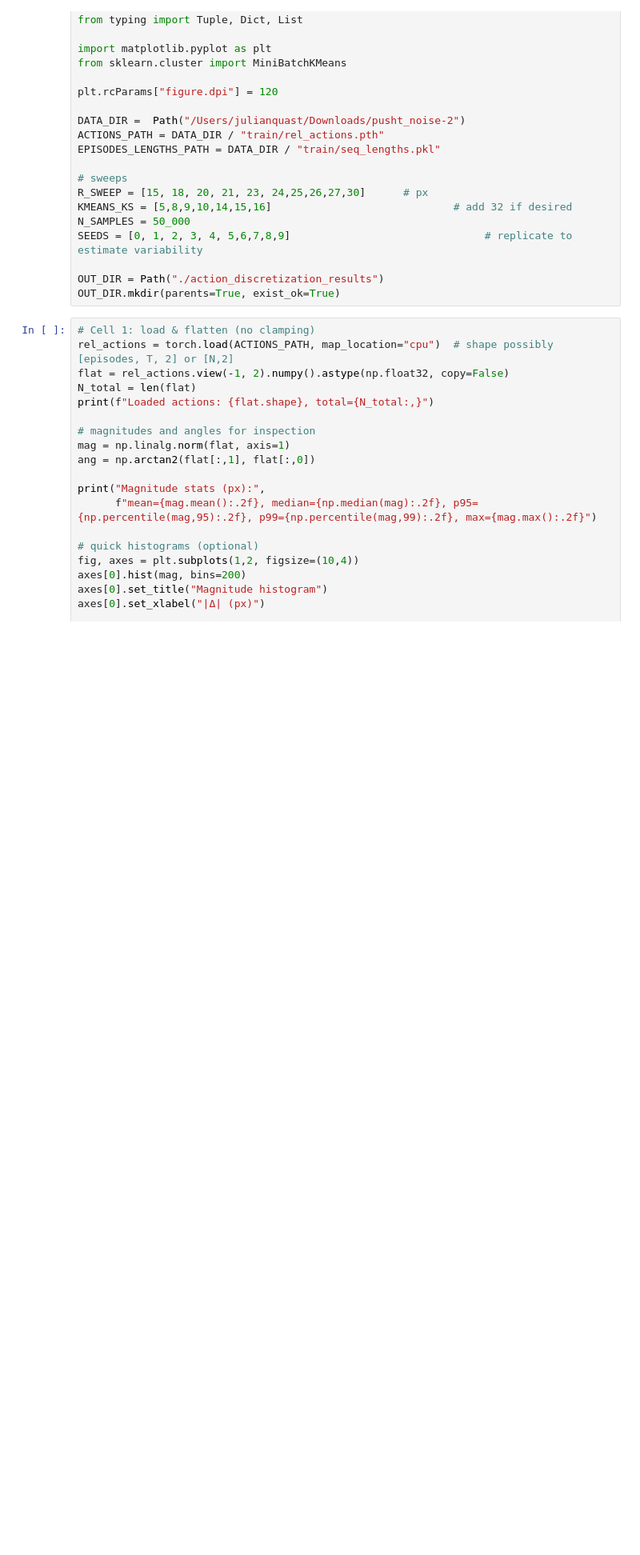
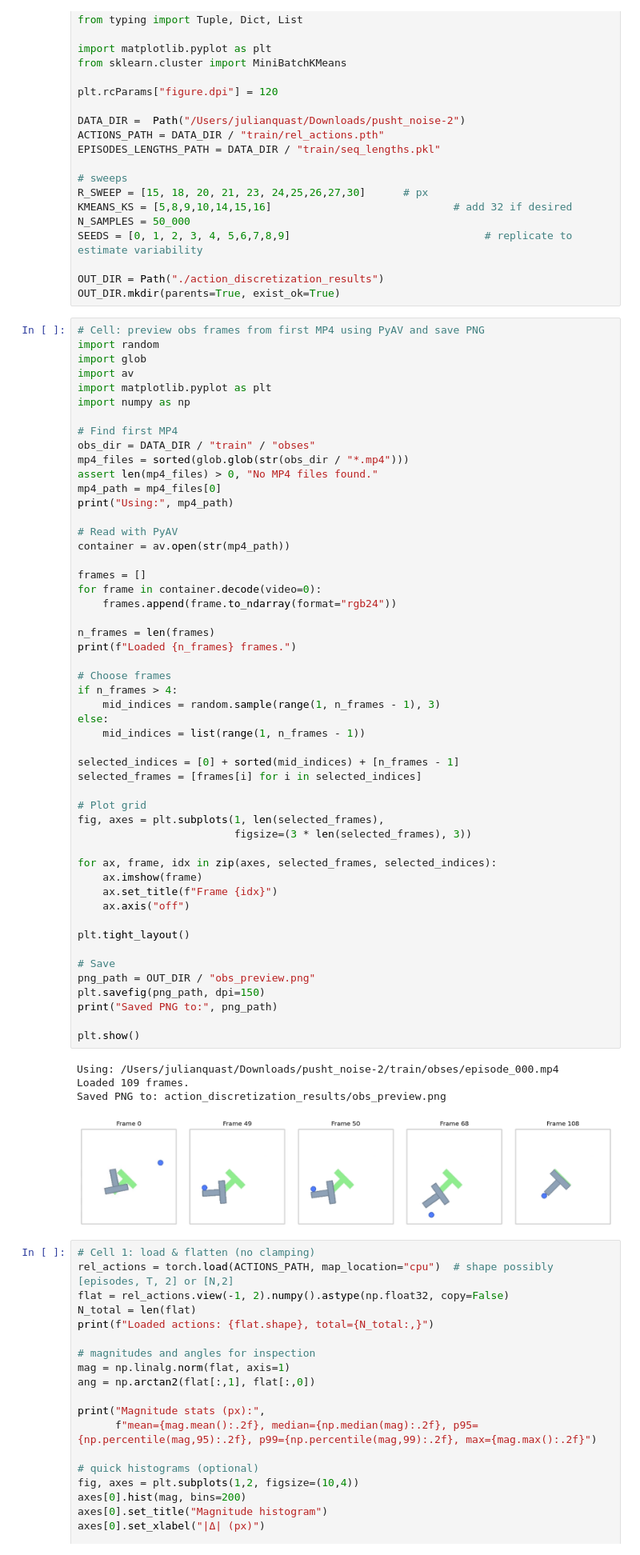
Before and after one commit to pythonpedro99/dino_wm_latent_actions, a Jupyter notebook: notebooks/inspect_push_t_noise.ipynb, the cells around one changed output. Shown at 80% size. Cells and saved outputs as stored; diff of their text form; blank space fills up the shorter version.

```diff
--- a/notebooks/inspect_push_t_noise.ipynb
+++ b/notebooks/inspect_push_t_noise.ipynb
@@ -35,6 +41,62 @@ SEEDS = [0, 1, 2, 3, 4, 5,6,7,8,9]                               # replicate to
 
 OUT_DIR = Path("./action_discretization_results")
 OUT_DIR.mkdir(parents=True, exist_ok=True)
+# %%
+# Cell: preview obs frames from first MP4 using PyAV and save PNG
+import random
+import glob
+import av
+import matplotlib.pyplot as plt
+import numpy as np
+
+# Find first MP4
+obs_dir = DATA_DIR / "train" / "obses"
+mp4_files = sorted(glob.glob(str(obs_dir / "*.mp4")))
+assert len(mp4_files) > 0, "No MP4 files found."
+mp4_path = mp4_files[0]
+print("Using:", mp4_path)
+
+# Read with PyAV
+container = av.open(str(mp4_path))
+
+frames = []
+for frame in container.decode(video=0):
+    frames.append(frame.to_ndarray(format="rgb24"))
+
+n_frames = len(frames)
+print(f"Loaded {n_frames} frames.")
+
+# Choose frames
+if n_frames > 4:
+    mid_indices = random.sample(range(1, n_frames - 1), 3)
+else:
+    mid_indices = list(range(1, n_frames - 1))
+
+selected_indices = [0] + sorted(mid_indices) + [n_frames - 1]
+selected_frames = [frames[i] for i in selected_indices]
+
+# Plot grid
+fig, axes = plt.subplots(1, len(selected_frames),
+                         figsize=(3 * len(selected_frames), 3))
+
+for ax, frame, idx in zip(axes, selected_frames, selected_indices):
+    ax.imshow(frame)
+    ax.set_title(f"Frame {idx}")
+    ax.axis("off")
+
+plt.tight_layout()
+
+# Save
+png_path = OUT_DIR / "obs_preview.png"
+plt.savefig(png_path, dpi=150)
+print("Saved PNG to:", png_path)
+
+plt.show()
+# %% [output]
+Using: /Users/julianquast/Downloads/pusht_noise-2/train/obses/episode_000.mp4
+Loaded 109 frames.
+Saved PNG to: action_discretization_results/obs_preview.png
+[figure, added]
 # %%
 # Cell 1: load & flatten (no clamping)
 rel_actions = torch.load(ACTIONS_PATH, map_location="cpu")  # shape possibly [episodes, T, 2] or [N,2]
```
Also changed, not shown: parts of 2 cells of this notebook.
